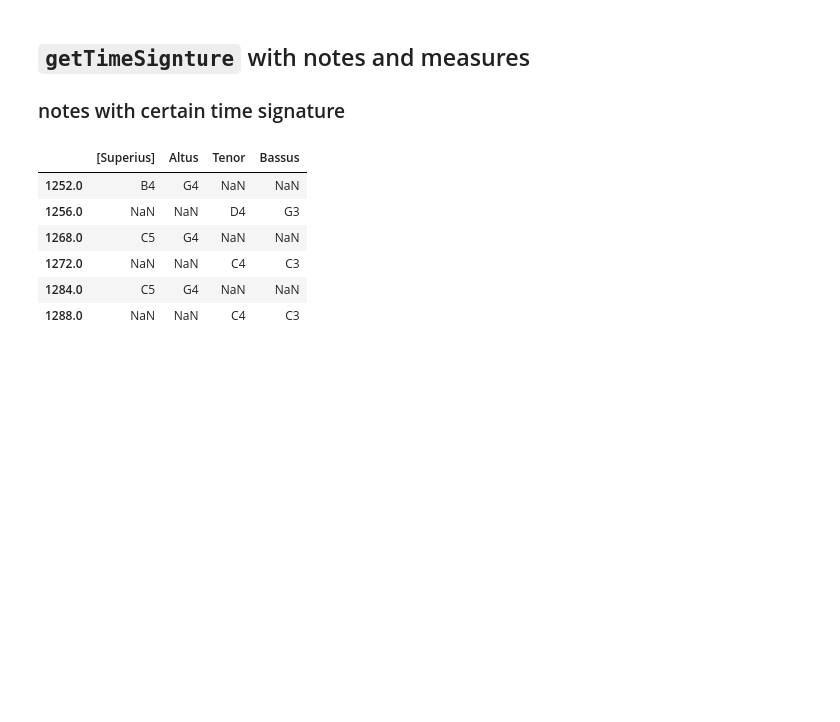
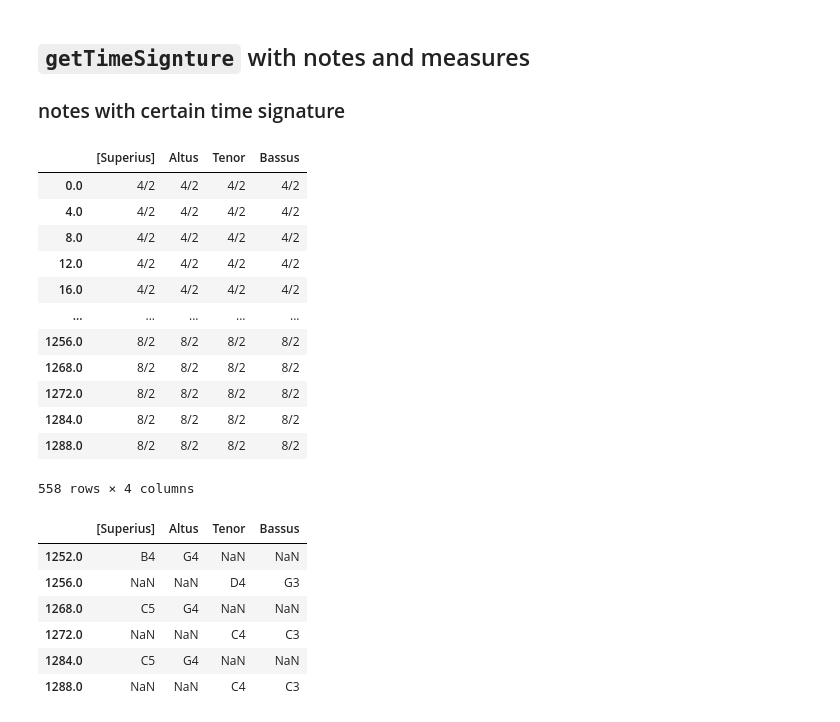
Before and after one commit to trangdang168/CRIM_Intervals_Notebooks, a Jupyter notebook: CRIM_Intervals_Demo1.ipynb, the cells around one changed output. Cells and saved outputs as stored; diff of their text form; code cells hidden in the pictures; blank space fills up the shorter version.

```diff
--- a/CRIM_Intervals_Demo1.ipynb
+++ b/CRIM_Intervals_Demo1.ipynb
@@ -120,6 +120,21 @@ No matter what we choose to do, we have to remember to use ffil to give all note
 # %%
 nr_ts = pd.concat([nr, ts], axis=1)
 filled_ts = nr_ts.iloc[:, 4:].ffill()
+filled_ts
+# %% [output]
+|  | [Superius] | Altus | Tenor | Bassus |
+| 0.0 | 4/2 | 4/2 | 4/2 | 4/2 |
+| 4.0 | 4/2 | 4/2 | 4/2 | 4/2 |
+| 8.0 | 4/2 | 4/2 | 4/2 | 4/2 |
+| 12.0 | 4/2 | 4/2 | 4/2 | 4/2 |
+| 16.0 | 4/2 | 4/2 | 4/2 | 4/2 |
+| ... | ... | ... | ... | ... |
+| 1256.0 | 8/2 | 8/2 | 8/2 | 8/2 |
+| 1268.0 | 8/2 | 8/2 | 8/2 | 8/2 |
+| 1272.0 | 8/2 | 8/2 | 8/2 | 8/2 |
+| 1284.0 | 8/2 | 8/2 | 8/2 | 8/2 |
+| 1288.0 | 8/2 | 8/2 | 8/2 | 8/2 |
+558 rows × 4 columns
 # %%
 # retrieve all notes with
 nr_ts.iloc[:, :4][filled_ts == '8/2'].dropna(how='all')
```
Also changed, not shown: 3 other files.
